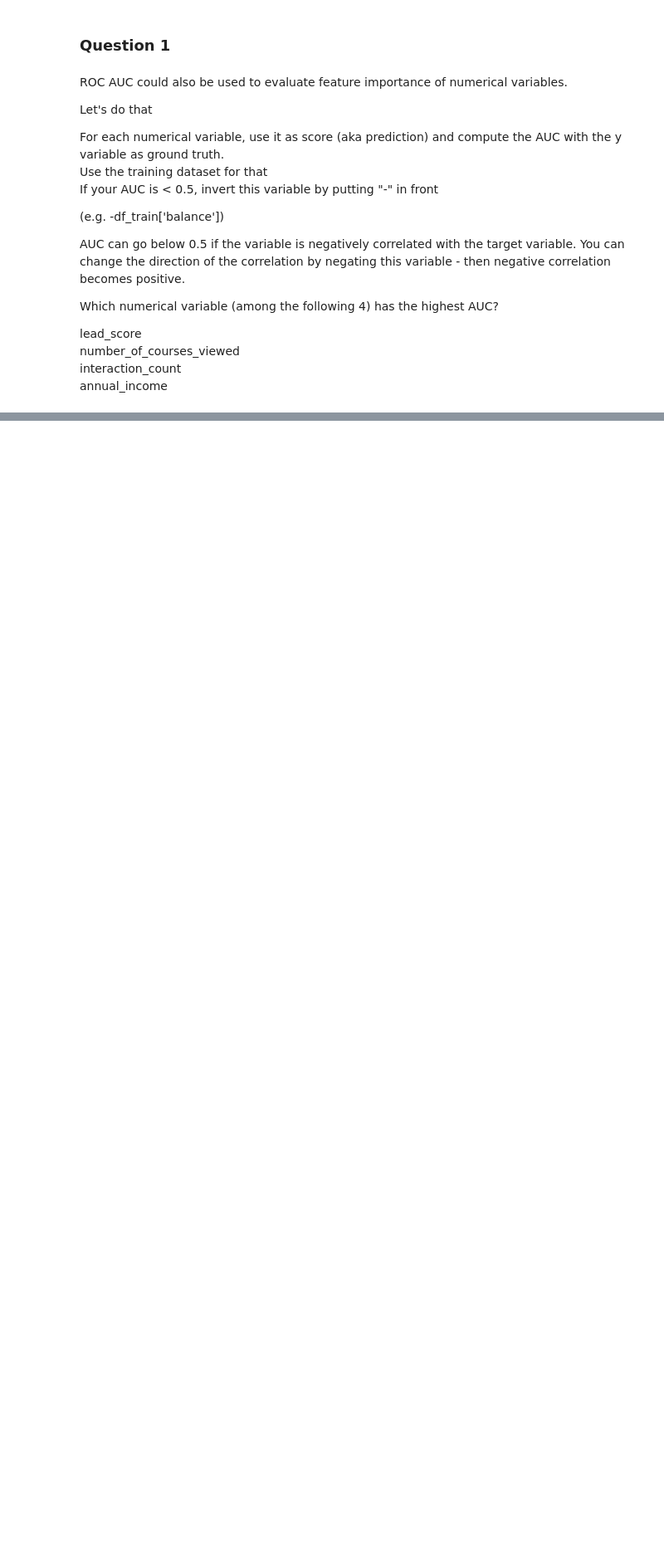
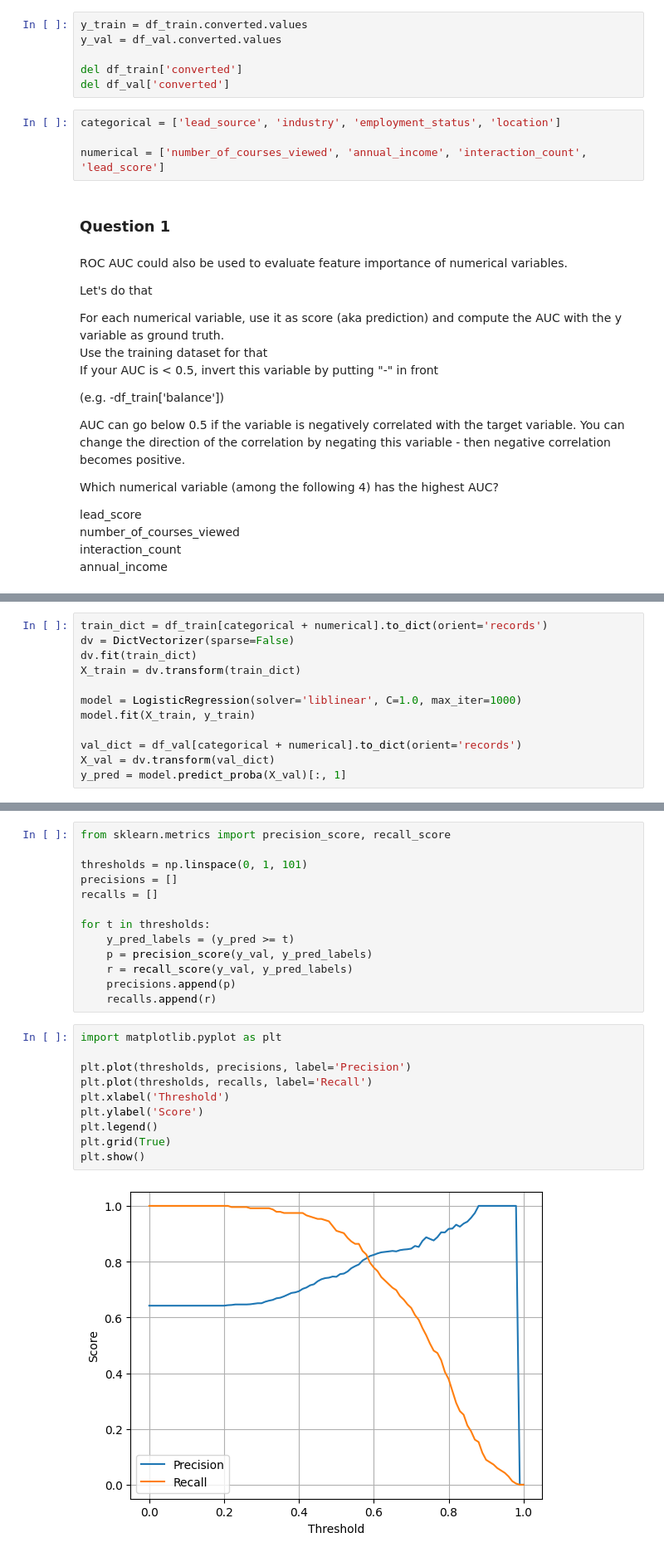
Before and after one commit to Avinashvn/ML-Zoom-camp, a Jupyter notebook: 04-evaluation_metrics/Homework/homework.ipynb, the cells around one changed output, grey strips where cells are left out. Shown: that part at 83% size. Saved outputs shown, nothing was run; the diff lists cells and outputs as text; blank space fills up the shorter version.

```diff
--- a/04-evaluation_metrics/Homework/homework.ipynb
+++ b/04-evaluation_metrics/Homework/homework.ipynb
@@ -71,3 +72,13 @@ df_train, df_val = train_test_split(df, test_size = 0.25, random_state = 1)
+# %%
+y_train = df_train.converted.values
+y_val = df_val.converted.values
+
+del df_train['converted']
+del df_val['converted']
+# %%
+categorical = ['lead_source', 'industry', 'employment_status', 'location']
+
+numerical = ['number_of_courses_viewed', 'annual_income', 'interaction_count', 'lead_score']
 # %% [markdown]
 ### Question 1
 # %% [markdown]
@@ -91,0 +128,12 @@ annual_income<br>
+# %%
+train_dict = df_train[categorical + numerical].to_dict(orient='records')
+dv = DictVectorizer(sparse=False)
+dv.fit(train_dict)
+X_train = dv.transform(train_dict)
+
+model = LogisticRegression(solver='liblinear', C=1.0, max_iter=1000)
+model.fit(X_train, y_train)
+
+val_dict = df_val[categorical + numerical].to_dict(orient='records')
+X_val = dv.transform(val_dict)
+y_pred = model.predict_proba(X_val)[:, 1]
@@ -91,0 +164,25 @@ annual_income<br>
+# %%
+from sklearn.metrics import precision_score, recall_score
+
+thresholds = np.linspace(0, 1, 101)
+precisions = []
+recalls = []
+
+for t in thresholds:
+    y_pred_labels = (y_pred >= t)
+    p = precision_score(y_val, y_pred_labels)
+    r = recall_score(y_val, y_pred_labels)
+    precisions.append(p)
+    recalls.append(r)
+# %%
+import matplotlib.pyplot as plt
+
+plt.plot(thresholds, precisions, label='Precision')
+plt.plot(thresholds, recalls, label='Recall')
+plt.xlabel('Threshold')
+plt.ylabel('Score')
+plt.legend()
+plt.grid(True)
+plt.show()
+# %% [output]
+[figure, added]
```
Also changed, not shown: parts of 14 cells of this notebook, 1 other file.
